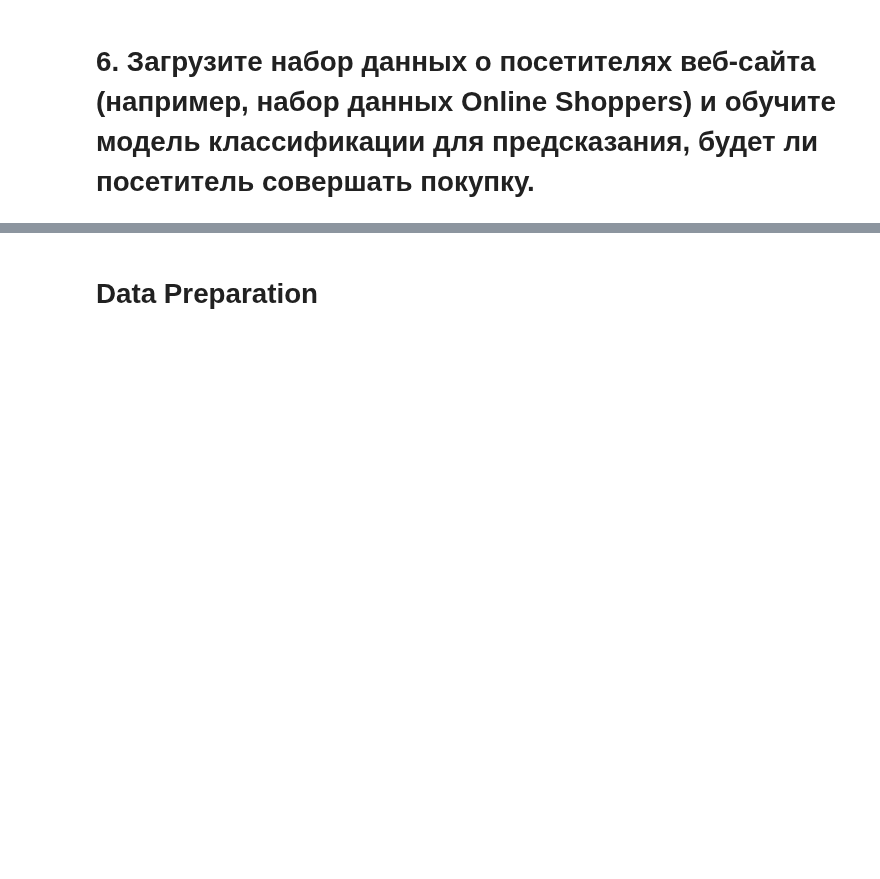
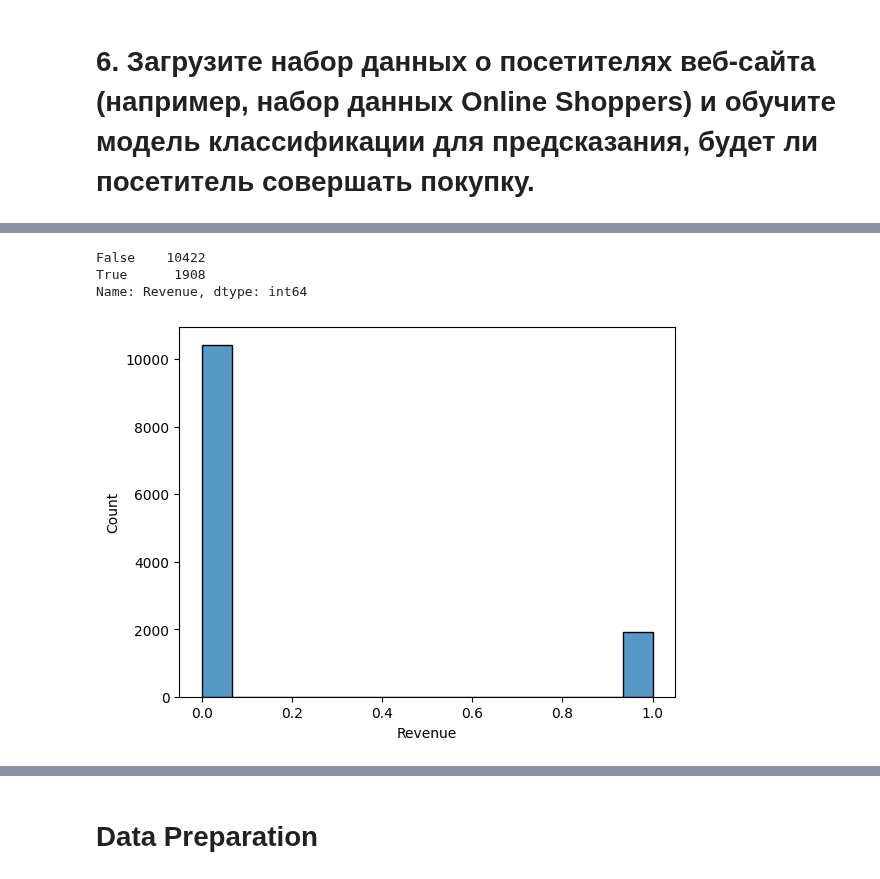
Before and after one commit to Vladikoops/BelHard, a Jupyter notebook: HW1.ipynb, the cells around one changed output, grey strips where cells are left out. Saved outputs shown, nothing was run; the diff lists cells and outputs as text; code cells hidden in the pictures; blank space fills up the shorter version.

```diff
--- a/HW1.ipynb
+++ b/HW1.ipynb
@@ -2,0 +52,8 @@
+# %%
+sns.histplot(df['Revenue'])
+print(df['Revenue'].value_counts())
+# %% [output]
+False    10422
+True      1908
+Name: Revenue, dtype: int64
+[figure, added]
```
Also changed, not shown: parts of 14 cells of this notebook.
